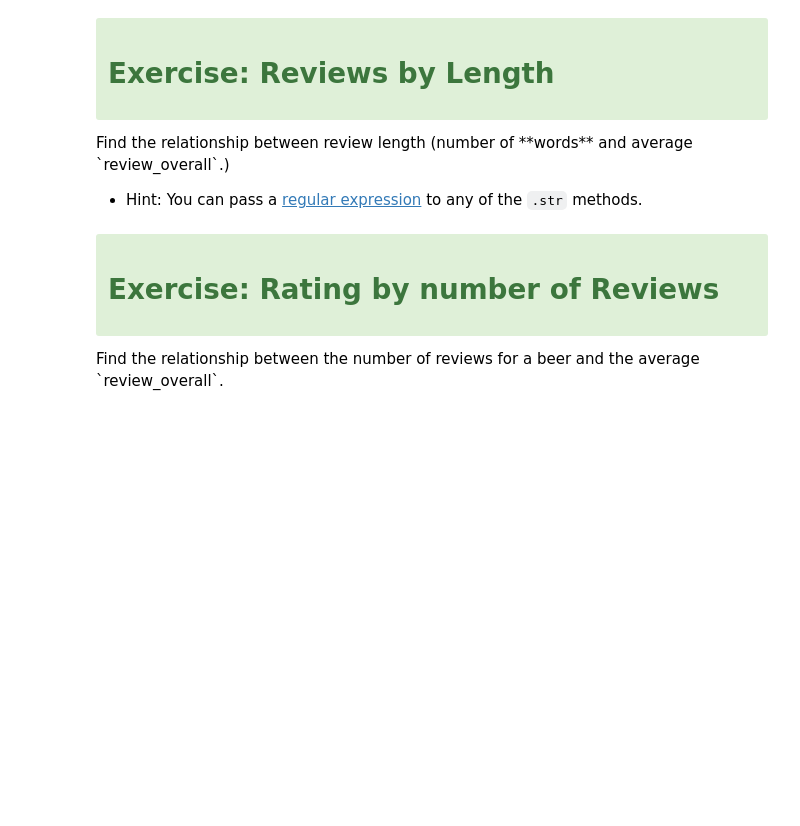
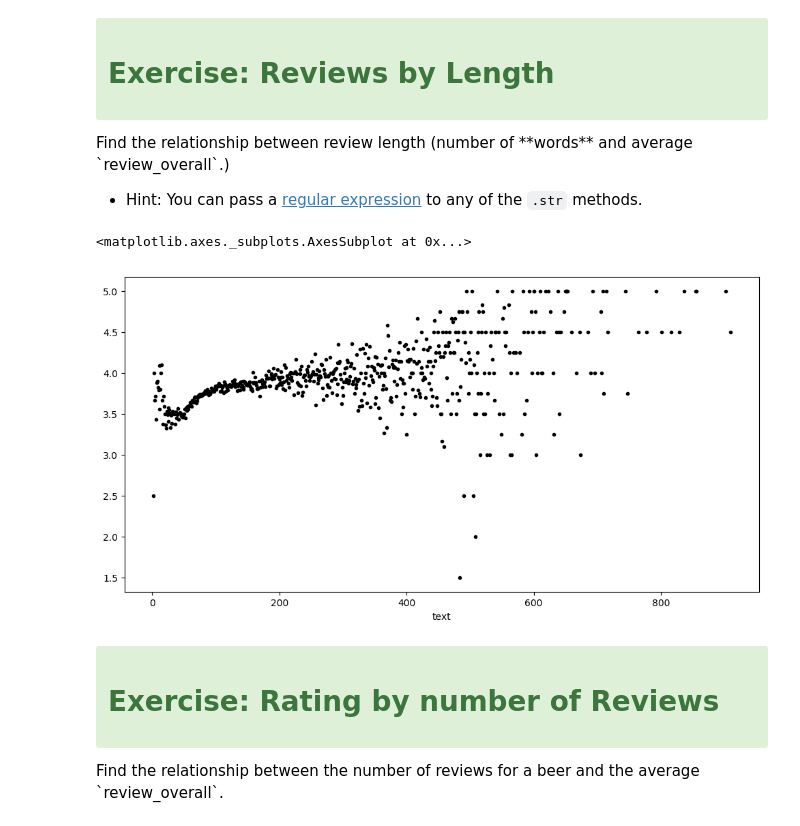
Before and after one commit to umeshraj/Pandas-Tutorial-SciPyConf-2018, a Jupyter notebook: notebooks/03-Groupby.ipynb, the cells around one changed output. Saved outputs shown, nothing was run; the diff lists cells and outputs as text; code cells hidden in the pictures; blank space fills up the shorter version.

```diff
--- a/notebooks/03-Groupby.ipynb
+++ b/notebooks/03-Groupby.ipynb
@@ -166,7 +262,13 @@ df.groupby(['brewer_id', 'beer_name'])[review_cols].agg(['mean', 'min', 'max', '
 
 - Hint: You can pass a [regular expression](https://docs.python.org/3/howto/regex.html#matching-characters) to any of the `.str` methods.
 # %%
-%load solutions/groupby_00b.py
+# %load solutions/groupby_00b.py
+(df.groupby(df.text.str.count('\w+'))
+   .review_overall
+   .mean().plot(style='k.'))
+# %% [output]
+<matplotlib.axes._subplots.AxesSubplot at 0x...>
+[figure, added]
 # %% [markdown]
 <div class="alert alert-success" data-title="Rating by number of Reviews">
   <h1><i class="fa fa-tasks" aria-hidden="true"></i> Exercise: Rating by number of Reviews</h1>
```
Also changed, not shown: parts of 12 cells of this notebook.
